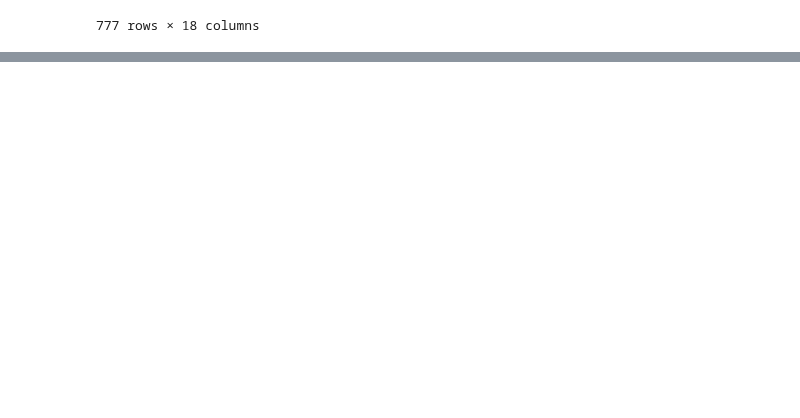
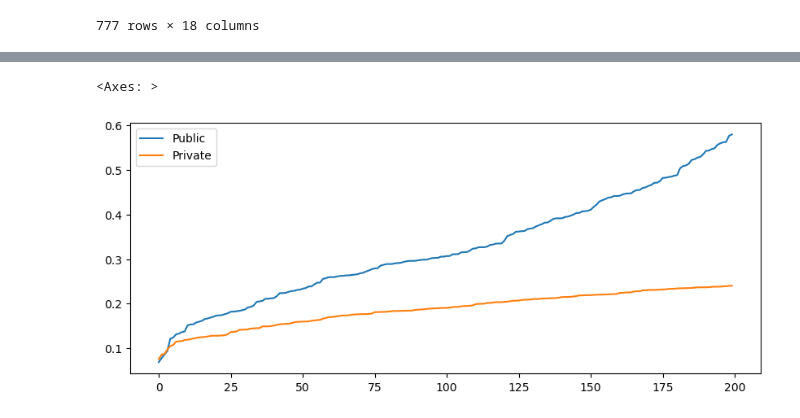
Before and after one commit to Datavizcowboy/PythonDatavizToolbox, a Jupyter notebook: Notebooks/07-Data_Analysis/2p4_Extra_College.ipynb, the cells around one changed output, grey strips where cells are left out. Cells and saved outputs as stored; diff of their text form; code cells hidden in the pictures; blank space fills up the shorter version.

```diff
--- a/Notebooks/07-Data_Analysis/2p4_Extra_College.ipynb
+++ b/Notebooks/07-Data_Analysis/2p4_Extra_College.ipynb
@@ -59,0 +110,4 @@ college
+# %%
+college_public = college[college['Private'].str.contains('No')==True]
+college_public = college_public.iloc[0:200].reset_index(drop=True)
+college_public
@@ -59,0 +128,4 @@ college
+# %%
+college_private = college[college['Private'].str.contains('Yes')==True]
+college_private = college_private.iloc[0:200].reset_index(drop=True)
+college_private
@@ -59,0 +146,7 @@ college
+# %%
+fig, ax = pl.subplots(figsize=(10, 4))
+ax = college_public.plot(ax=ax, y='ratio', use_index=True, label='Public')
+college_private.plot(ax=ax, y='ratio', use_index=True, label='Private')
+# %% [output]
+<Axes: >
+[figure, added]
```
Also changed, not shown: parts of 14 cells of this notebook.
